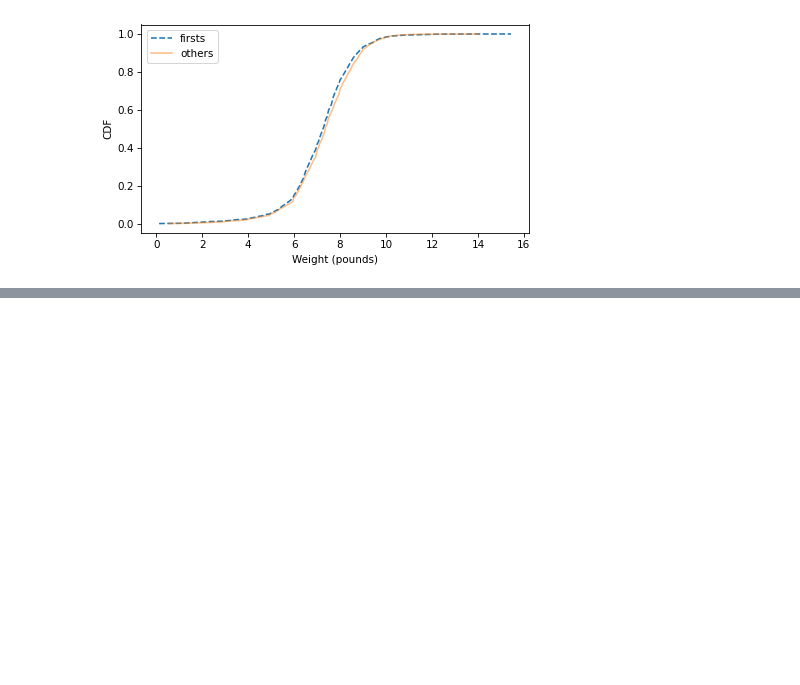
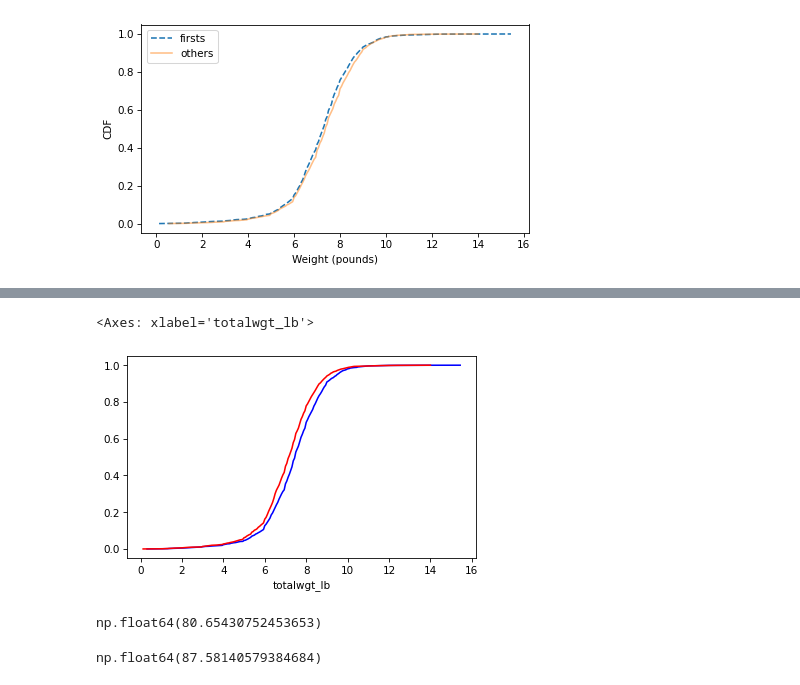
Before and after one commit to lochnes-007/EDA, a Jupyter notebook: nsfg.ipynb, the cells around one changed output, grey strips where cells are left out. Cells and saved outputs as stored; diff of their text form; code cells hidden in the pictures; blank space fills up the shorter version.

```diff
--- a/nsfg.ipynb
+++ b/nsfg.ipynb
@@ -802,3 +802,6 @@ def quartile_skewness(cdf):
     midpoint = (high + low) / 2
     semi_iqr = (high - low) / 2
     return (midpoint - median) / semi_iqr
+# %%
+from nsfg import get_nsfg_groups
+live, firsts, others = get_nsfg_groups()
@@ -804,0 +847,6 @@ def quartile_skewness(cdf):
+# %%
+male = live.query("babysex == 1")
+female = live.query("babysex == 2")
+# %%
+male_cdf = Cdf.from_seq(male["totalwgt_lb"], name="male")
+female_cdf = Cdf.from_seq(female["totalwgt_lb"], name="female")
@@ -804,0 +870,14 @@ def quartile_skewness(cdf):
+# %%
+male_cdf.plot(color="blue", label="male")
+female_cdf.plot(color="red", label="female")
+# %% [output]
+<Axes: xlabel='totalwgt_lb'>
+[figure, added]
+# %%
+male_cdf[8.5] * 100
+# %% [output]
+np.float64(80.65430752453653)
+# %%
+female_cdf[8.5] * 100
+# %% [output]
+np.float64(87.58140579384684)
```
Also changed, not shown: parts of 18 cells of this notebook.
